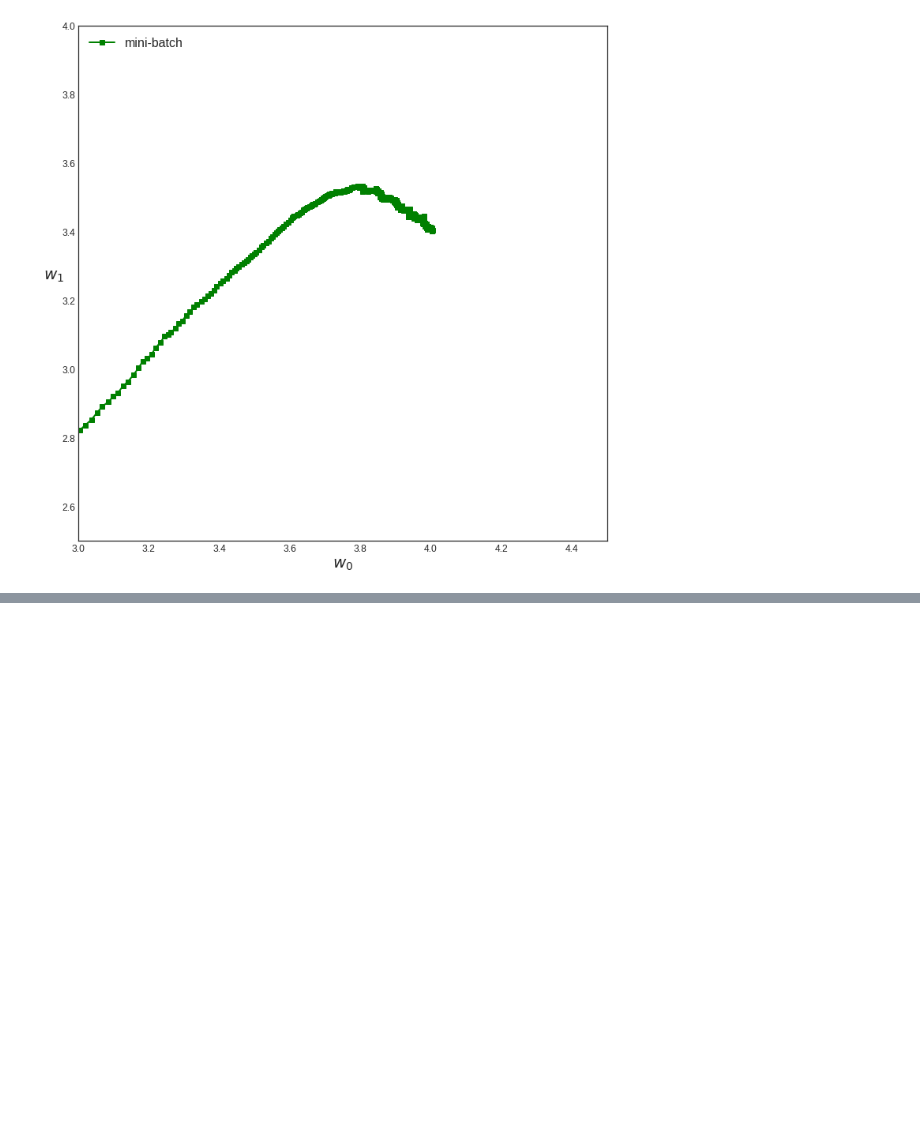
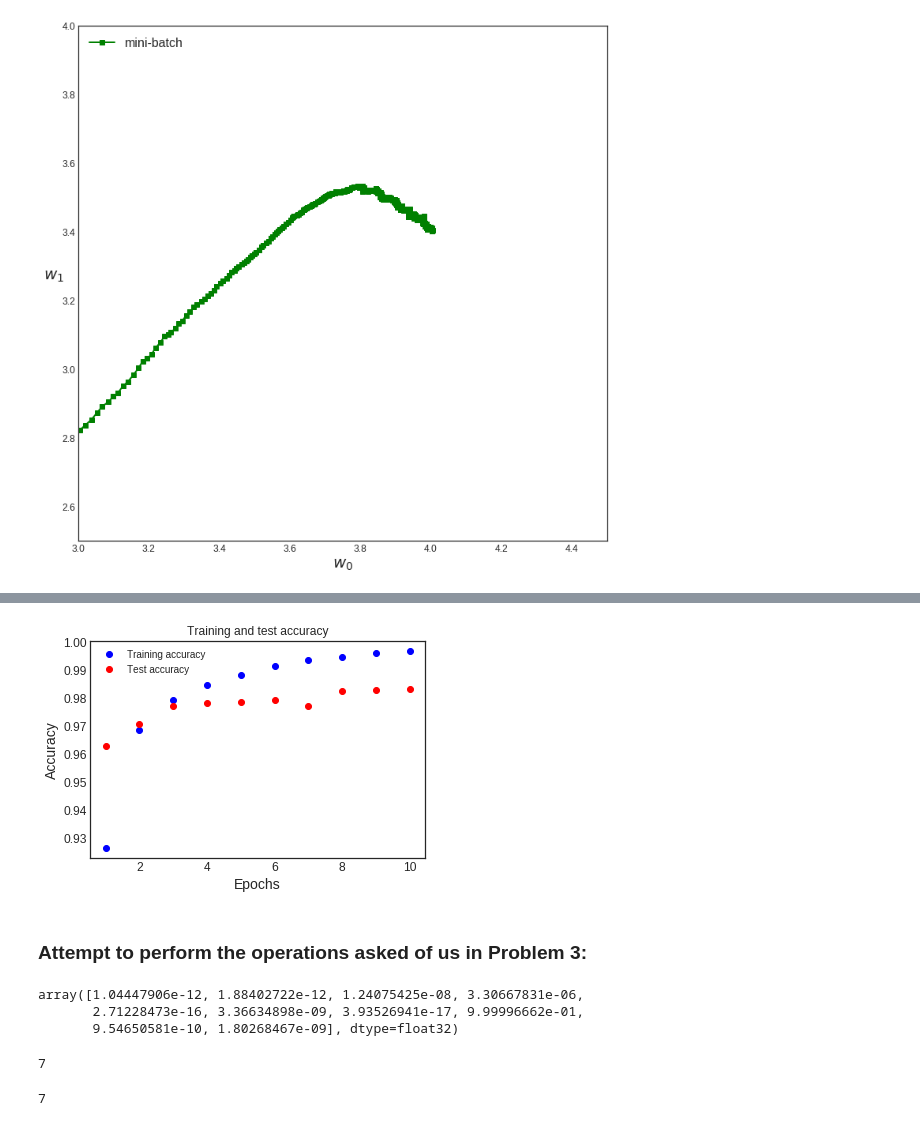
Before and after one commit to c-bujari/CAP4630, a Jupyter notebook: HW_2/HW_2.ipynb, the cells around one changed output, grey strips where cells are left out. Drawn from its saved outputs; the diff is of its cells as text; code cells hidden in the pictures; blank space fills up the shorter version.

Commit message:
Likely last attempt before due date, problem 3 is unfinished

```diff
--- a/HW_2/HW_2.ipynb
+++ b/HW_2/HW_2.ipynb
@@ -277,0 +403,15 @@ Downloading data from https://storage.googleapis.com/tensorflow/tf-keras-dataset
+# %%
+acc_values = history_dict['accuracy']
+test_acc_values = history_dict['val_accuracy']
+# %%
+plt.plot(epochs_range, acc_values, 'bo', label='Training accuracy')
+plt.plot(epochs_range, test_acc_values, 'ro', label='Test accuracy')
+plt.title('Training and test accuracy')
+plt.xlabel('Epochs')
+plt.ylabel('Accuracy')
+plt.legend()
+plt.show()
+# %% [output]
+[figure, added]
+# %% [markdown]
+### Attempt to perform the operations asked of us in Problem 3:
@@ -277,0 +420,14 @@ Downloading data from https://storage.googleapis.com/tensorflow/tf-keras-dataset
+# %%
+predictions[0]
+# %% [output]
+array([1.04447906e-12, 1.88402722e-12, 1.24075425e-08, 3.30667831e-06,
+       2.71228473e-16, 3.36634898e-09, 3.93526941e-17, 9.99996662e-01,
+       9.54650581e-10, 1.80268467e-09], dtype=float32)
+# %%
+np.argmax(predictions[0])
+# %% [output]
+7
+# %%
+test_labels_original[0]
+# %% [output]
+7
```
Also changed, not shown: parts of 34 cells of this notebook.
